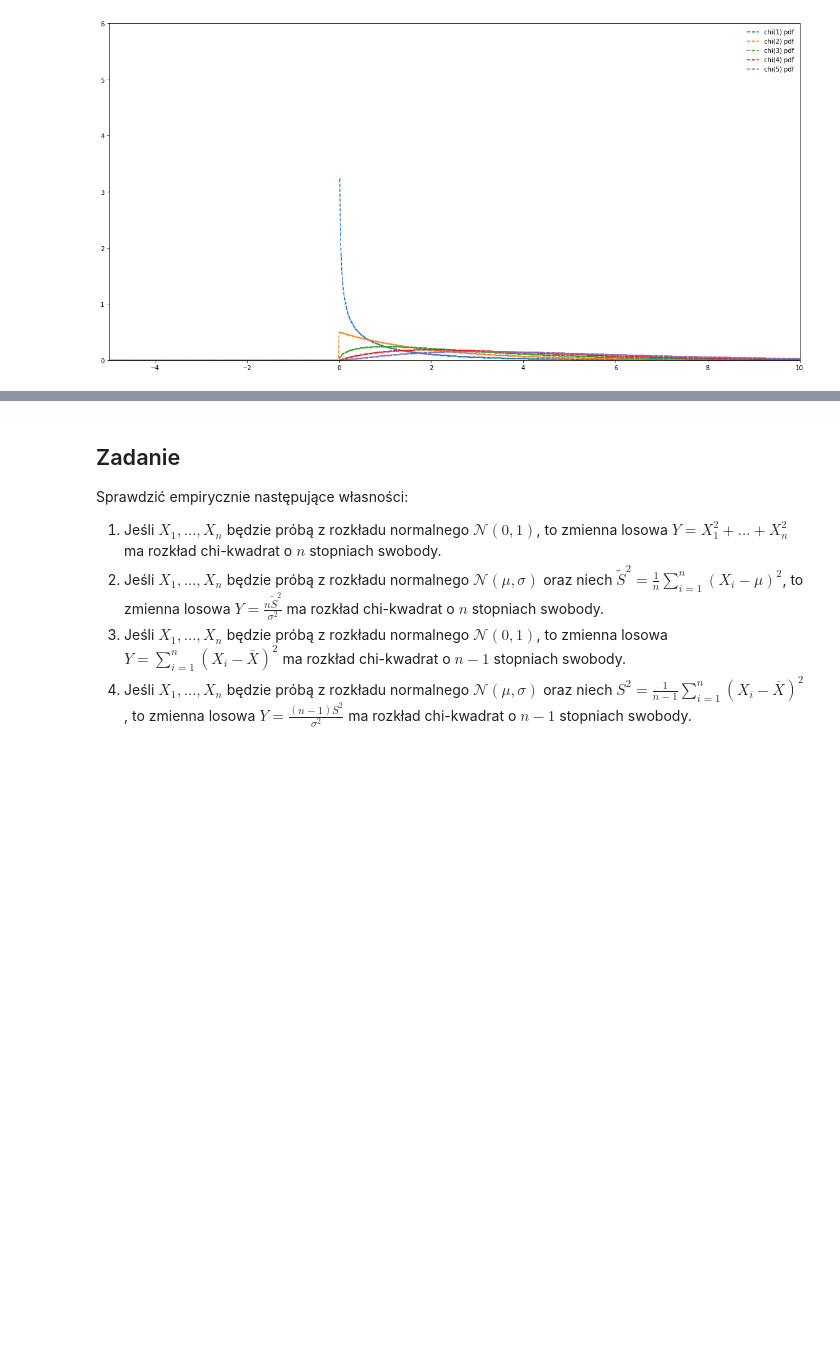
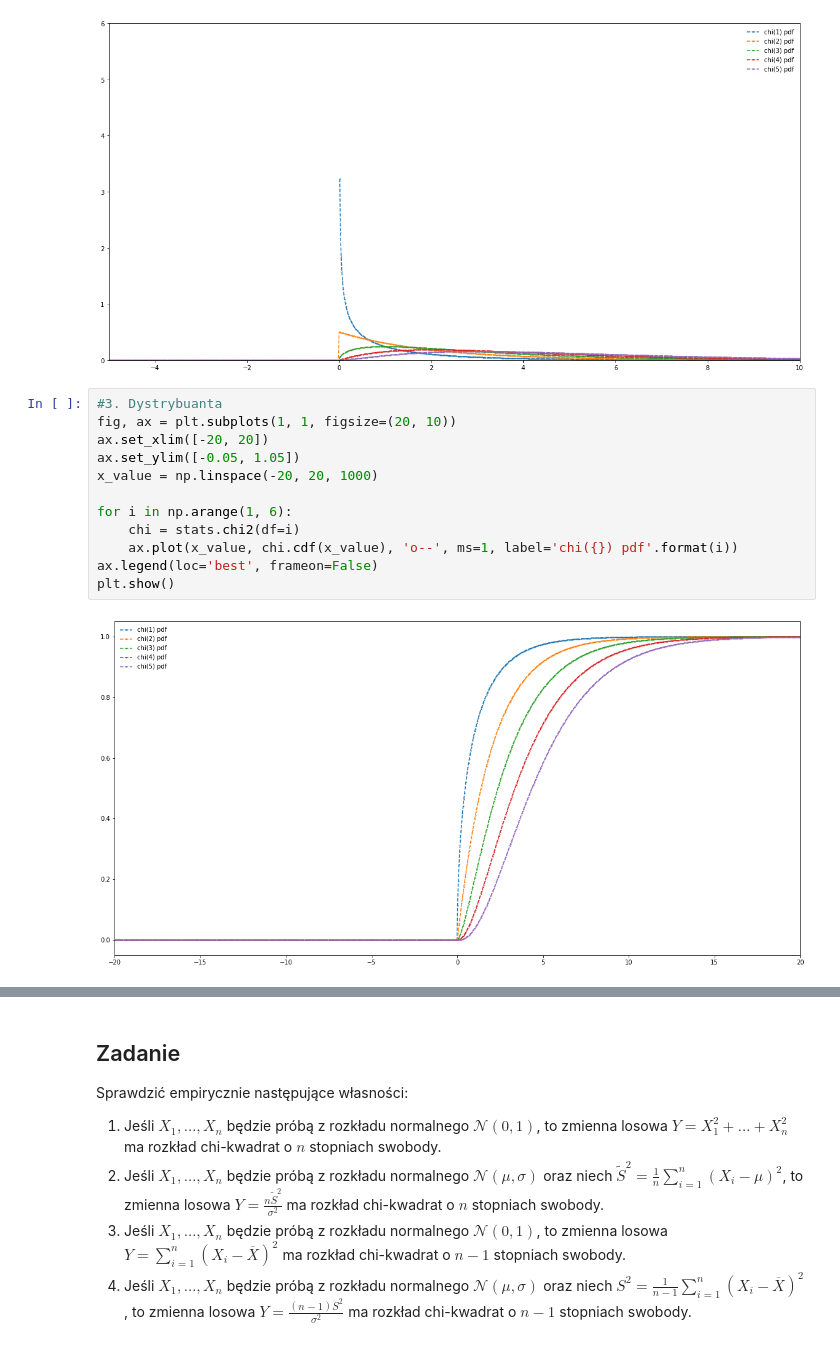
Before and after one commit to mdabrowski-phd/ds250223_stat, a Jupyter notebook: 02_rachunek_prawdopodobienstwa/08_rozklad_chi_kwadrat.ipynb, the cells around one changed output, grey strips where cells are left out. Drawn from its saved outputs; the diff is of its cells as text; blank space fills up the shorter version.

```diff
--- a/02_rachunek_prawdopodobienstwa/08_rozklad_chi_kwadrat.ipynb
+++ b/02_rachunek_prawdopodobienstwa/08_rozklad_chi_kwadrat.ipynb
@@ -45,3 +45,17 @@ ax.legend(loc='best', frameon=False)
 plt.show()
 # %% [output]
 [figure]
+# %%
+#3. Dystrybuanta
+fig, ax = plt.subplots(1, 1, figsize=(20, 10))
+ax.set_xlim([-20, 20])
+ax.set_ylim([-0.05, 1.05])
+x_value = np.linspace(-20, 20, 1000)
+
+for i in np.arange(1, 6):
+    chi = stats.chi2(df=i)
+    ax.plot(x_value, chi.cdf(x_value), 'o--', ms=1, label='chi({}) pdf'.format(i))
+ax.legend(loc='best', frameon=False)
+plt.show()
+# %% [output]
+[figure, added]
```
Also changed, not shown: parts of 5 cells of this notebook.
